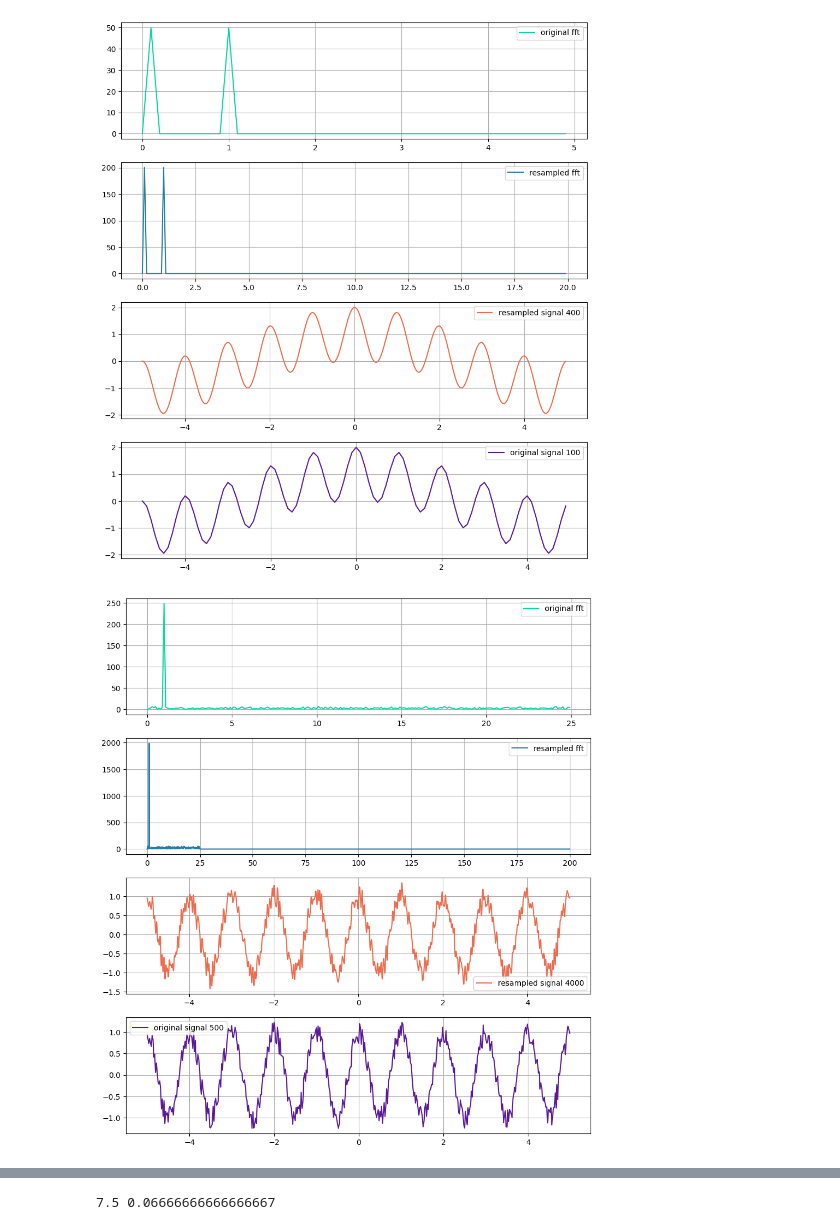
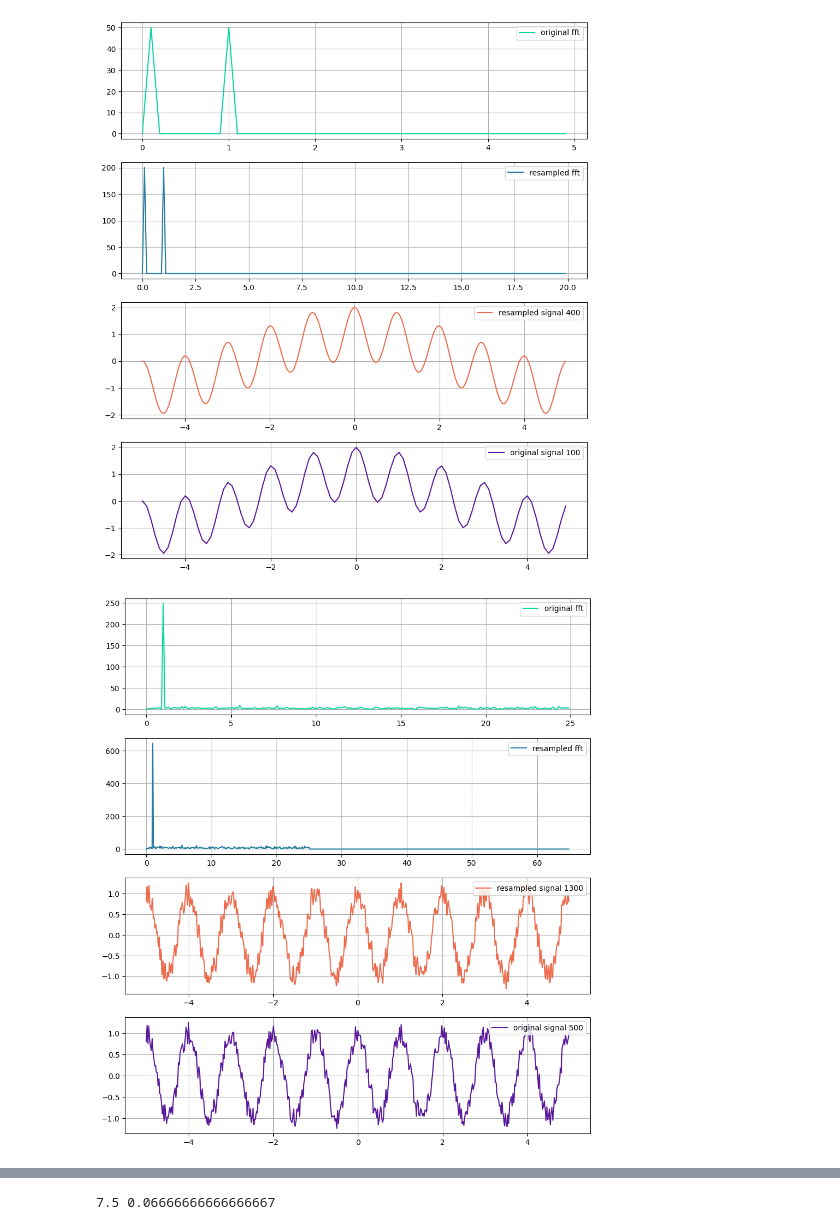
Before and after one commit to Altair200333/dataProcessing_nsu, a Jupyter notebook: task6_discr.ipynb, the cells around one changed output, grey strips where cells are left out. Drawn from its saved outputs; the diff is of its cells as text; code cells hidden in the pictures.

```diff
--- a/task6_discr.ipynb
+++ b/task6_discr.ipynb
@@ -134,7 +135,7 @@ def showPlots(plots):
         else:
             axs[pid].plot(plots[i]['x'], plots[i]['data'], label = plots[i]['label'], color = colors[i%len(colors)])
         axs[pid].grid()
-        axs[pid].legend()
+        axs[pid].legend(loc = 'upper right')
 
         pid+=1
 # %%
@@ -161,13 +162,13 @@ sampleRateConv(np.vectorize(np.cos)(np.pi*2*x)+np.vectorize(np.cos)(np.pi*0.2*x)
 # %%
 sampling = 0.02
 x = np.arange(-xRange, xRange, sampling)
 
 data = np.random.random(len(x))
 data -= np.mean(data)
 data = np.cos(2*np.pi*x) + data*0.5
-sampleRateConv(data, 4000)
+sampleRateConv(data, 1300)
 # %% [output]
-[figure, old version]
+[figure, new version]
 # %%
 data = np.random.random(len(x))
 data -= np.mean(data)
```
Also changed, not shown: parts of 6 cells of this notebook, 1 other file.
